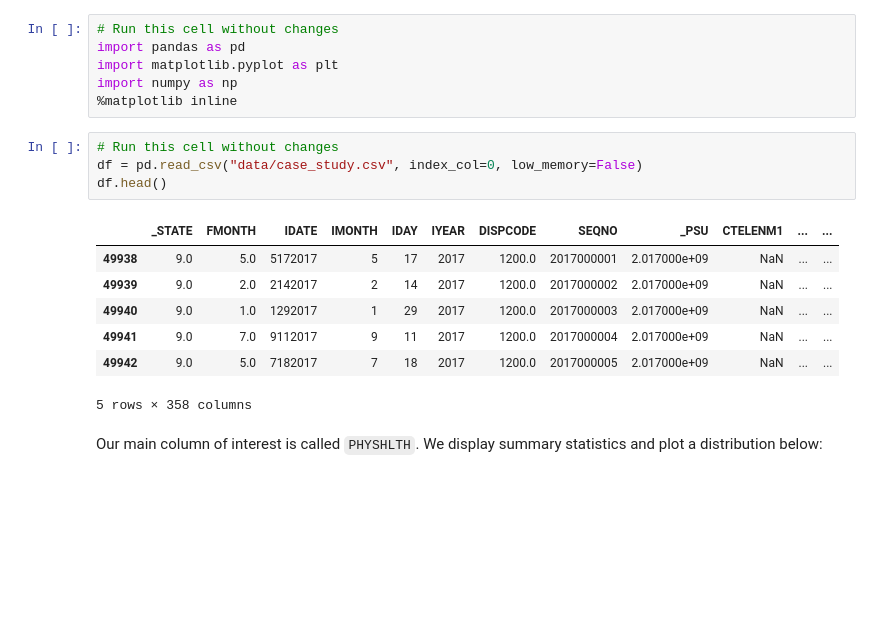
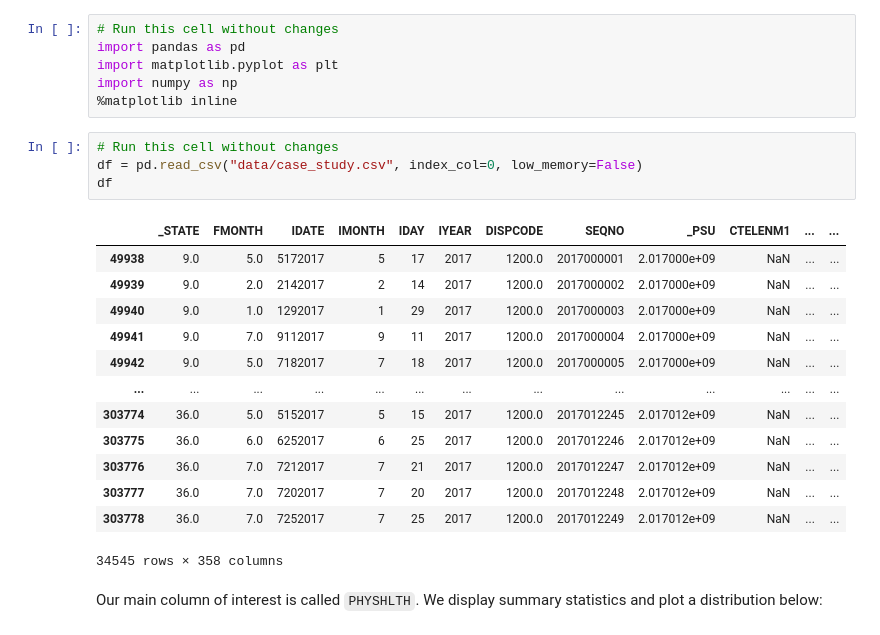
Before and after one commit to nelkemboi/dsc-hypothesis-testing-lab, a Jupyter notebook: index.ipynb, the cells around one changed output. Saved outputs shown, nothing was run; the diff lists cells and outputs as text; blank space fills up the shorter version.

```diff
--- a/index.ipynb
+++ b/index.ipynb
@@ -83,15 +83,21 @@ import numpy as np
 # %%
 # Run this cell without changes
 df = pd.read_csv("data/case_study.csv", index_col=0, low_memory=False)
-df.head()
+df
 # %% [output]
 |  | _STATE | FMONTH | IDATE | IMONTH | IDAY | IYEAR | DISPCODE | SEQNO | _PSU | CTELENM1 | ... | ... |
 | 49938 | 9.0 | 5.0 | 5172017 | 5 | 17 | 2017 | 1200.0 | 2017000001 | 2.017000e+09 | NaN | ... | ... |
 | 49939 | 9.0 | 2.0 | 2142017 | 2 | 14 | 2017 | 1200.0 | 2017000002 | 2.017000e+09 | NaN | ... | ... |
 | 49940 | 9.0 | 1.0 | 1292017 | 1 | 29 | 2017 | 1200.0 | 2017000003 | 2.017000e+09 | NaN | ... | ... |
 | 49941 | 9.0 | 7.0 | 9112017 | 9 | 11 | 2017 | 1200.0 | 2017000004 | 2.017000e+09 | NaN | ... | ... |
 | 49942 | 9.0 | 5.0 | 7182017 | 7 | 18 | 2017 | 1200.0 | 2017000005 | 2.017000e+09 | NaN | ... | ... |
+| ... | ... | ... | ... | ... | ... | ... | ... | ... | ... | ... | ... | ... |
+| 303774 | 36.0 | 5.0 | 5152017 | 5 | 15 | 2017 | 1200.0 | 2017012245 | 2.017012e+09 | NaN | ... | ... |
+| 303775 | 36.0 | 6.0 | 6252017 | 6 | 25 | 2017 | 1200.0 | 2017012246 | 2.017012e+09 | NaN | ... | ... |
+| 303776 | 36.0 | 7.0 | 7212017 | 7 | 21 | 2017 | 1200.0 | 2017012247 | 2.017012e+09 | NaN | ... | ... |
+| 303777 | 36.0 | 7.0 | 7202017 | 7 | 20 | 2017 | 1200.0 | 2017012248 | 2.017012e+09 | NaN | ... | ... |
+| 303778 | 36.0 | 7.0 | 7252017 | 7 | 25 | 2017 | 1200.0 | 2017012249 | 2.017012e+09 | NaN | ... | ... |
-5 rows × 358 columns
+34545 rows × 358 columns
 # %% [markdown]
 Our main column of interest is called `PHYSHLTH`. We display summary statistics and plot a distribution below:
 # %%
```
Also changed, not shown: parts of 42 cells of this notebook.
